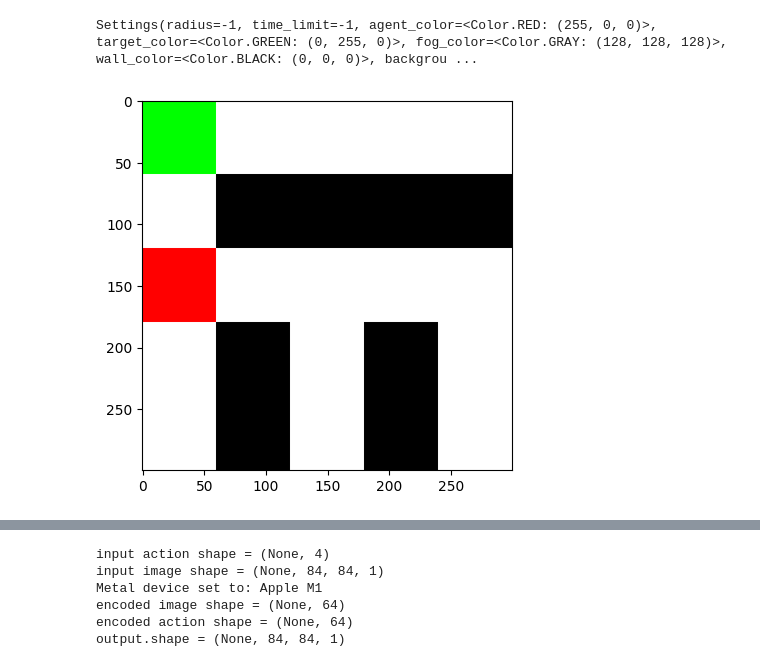
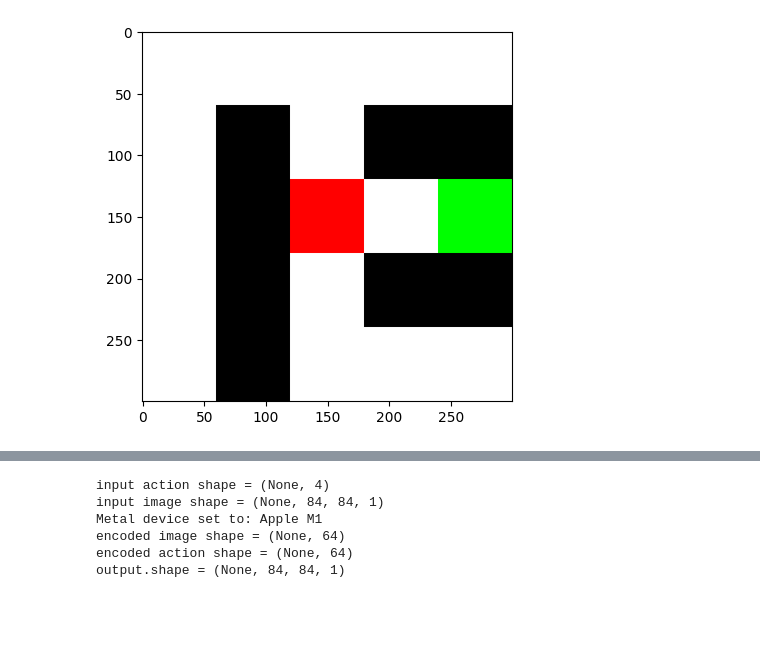
Before and after one commit to ahan98/deep_maze, a Jupyter notebook: demo.ipynb, the cells around one changed output, grey strips where cells are left out. Cells and saved outputs as stored; diff of their text form; code cells hidden in the pictures; blank space fills up the shorter version.

```diff
--- a/demo.ipynb
+++ b/demo.ipynb
@@ -16,13 +16,7 @@ env.reset();
-# %%
-# to check that model is correctly training, start with simpler maze
-# default settings
-settings = Settings()
-print(settings)
-env = gym.make("cair_maze:MazeEnv-v0", render_mode="jupyter",
-               width=5, height=5, settings=settings)
-# %% [output]
-Settings(radius=-1, time_limit=-1, agent_color=<Color.RED: (255, 0, 0)>, target_color=<Color.GREEN: (0, 255, 0)>, fog_color=<Color.GRAY: (128, 128, 128)>, wall_color=<Color.BLACK: (0, 0, 0)>, backgrou ...
-# %%
-env.reset();
-# %% [output]
-[figure, removed]
+# %%
+# to check that model is correctly training, start with simpler maze
+env = gym.make("cair_maze:MazeEnv-v0", render_mode="jupyter", width=5, height=5)
+
+env.reset();
+# %% [output]
+[figure, added]
```
Also changed, not shown: parts of 4 cells of this notebook, 6 other files.
